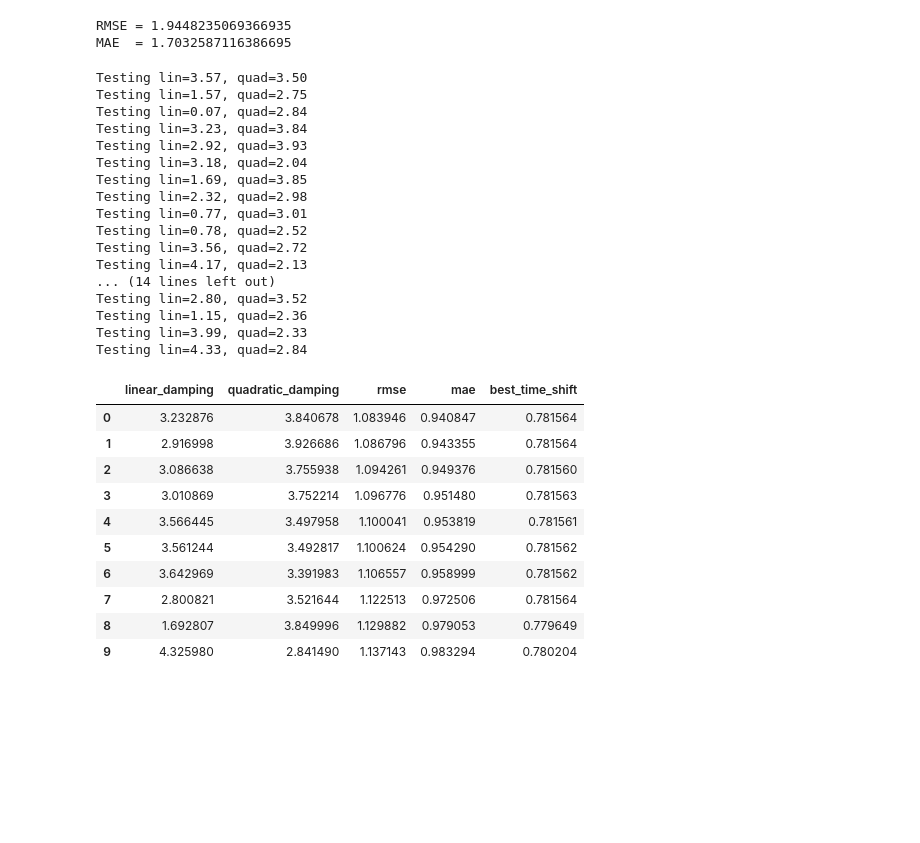
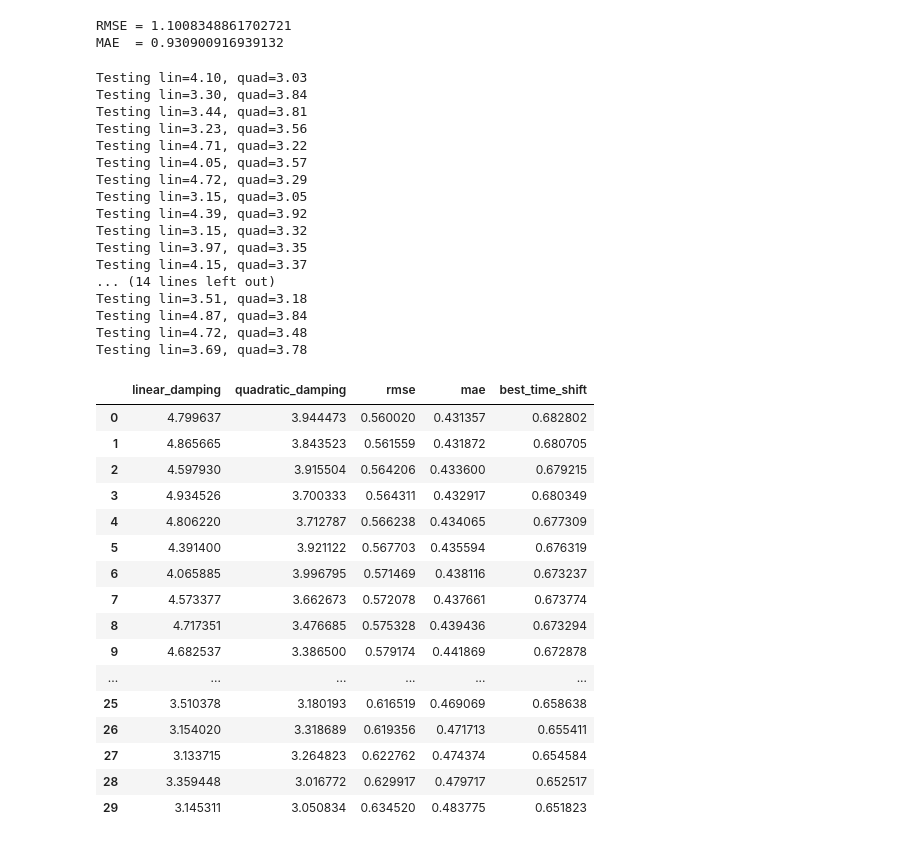
Before and after one commit to veravanspronsen/PHASE2_V2, a Jupyter notebook: OF x decay loop random.ipynb, the cells around one changed output. Saved outputs shown, nothing was run; the diff lists cells and outputs as text; code cells hidden in the pictures; blank space fills up the shorter version.

```diff
--- a/OF x decay loop random.ipynb
+++ b/OF x decay loop random.ipynb
@@ -9,8 +9,8 @@ from scipy.interpolate import interp1d
 from scipy.optimize import minimize
 from scipy.optimize import minimize_scalar
 # %%
-model_path = r"C:\Users\verav\Desktop\Studie\Afstuderen\PHASE2_ORCA\Decay_opzet_harlequin.dat"
-exp_path = r"C:\Users\verav\Desktop\Studie\Afstuderen\Decay_Data\01_Rawdata\02\002\34224_03CB_02_002_008_01_Decay1.h5m"
+model_path = r"C:\Users\verav\Desktop\Studie\Afstuderen\PHASE2_ORCA\Decay_opzet_harlequin_V3.dat"
+exp_path = r"C:\Users\verav\Desktop\Studie\Afstuderen\Decay_Data\01_Rawdata\02\002\34224_03CB_02_002_006_01_Decay1.h5m"
 
 lookback_window = 5.0      # seconden vóór decay-start waarin we de amplitude zoeken
 quiet_window_end = 12.0     # rustige periode eindigt 12 s vóór decay-start
@@ -227,8 +227,8 @@ result = run_decay_case(
 print("RMSE =", result["rmse"])
 print("MAE  =", result["mae"])
 # %% [output]
-RMSE = 1.9448235069366935
-MAE  = 1.7032587116386695
+RMSE = 1.1008348861702721
+MAE  = 0.930900916939132
 # %%
 def evaluate_case(c_lin, c_quad):
     result = run_decay_case(
@@ -275,39 +275,45 @@ def evaluate_random_samples(n_samples, lin_range, quad_range):
 # %%
 df_random = evaluate_random_samples(
     n_samples=30,
-    lin_range=(0, 5),
-    quad_range=(2, 4)
+    lin_range=(3, 5),
+    quad_range=(3, 4)
 )
 # %% [output]
-Testing lin=3.57, quad=3.50
-Testing lin=1.57, quad=2.75
-Testing lin=0.07, quad=2.84
-Testing lin=3.23, quad=3.84
-Testing lin=2.92, quad=3.93
-Testing lin=3.18, quad=2.04
-Testing lin=1.69, quad=3.85
-Testing lin=2.32, quad=2.98
-Testing lin=0.77, quad=3.01
-Testing lin=0.78, quad=2.52
-Testing lin=3.56, quad=2.72
-Testing lin=4.17, quad=2.13
+Testing lin=4.10, quad=3.03
+Testing lin=3.30, quad=3.84
+Testing lin=3.44, quad=3.81
+Testing lin=3.23, quad=3.56
+Testing lin=4.71, quad=3.22
+Testing lin=4.05, quad=3.57
+Testing lin=4.72, quad=3.29
+Testing lin=3.15, quad=3.05
+Testing lin=4.39, quad=3.92
+Testing lin=3.15, quad=3.32
+Testing lin=3.97, quad=3.35
+Testing lin=4.15, quad=3.37
 ... (14 lines left out)
-Testing lin=2.80, quad=3.52
-Testing lin=1.15, quad=2.36
-Testing lin=3.99, quad=2.33
-Testing lin=4.33, quad=2.84
+Testing lin=3.51, quad=3.18
+Testing lin=4.87, quad=3.84
+Testing lin=4.72, quad=3.48
+Testing lin=3.69, quad=3.78
 # %%
 df_random = df_random.sort_values("rmse").reset_index(drop=True)
-df_random.head(10)
+df_random
 # %% [output]
 |  | linear_damping | quadratic_damping | rmse | mae | best_time_shift |
-| 0 | 3.232876 | 3.840678 | 1.083946 | 0.940847 | 0.781564 |
-| 1 | 2.916998 | 3.926686 | 1.086796 | 0.943355 | 0.781564 |
-| 2 | 3.086638 | 3.755938 | 1.094261 | 0.949376 | 0.781560 |
-| 3 | 3.010869 | 3.752214 | 1.096776 | 0.951480 | 0.781563 |
-| 4 | 3.566445 | 3.497958 | 1.100041 | 0.953819 | 0.781561 |
-| 5 | 3.561244 | 3.492817 | 1.100624 | 0.954290 | 0.781562 |
-| 6 | 3.642969 | 3.391983 | 1.106557 | 0.958999 | 0.781562 |
-| 7 | 2.800821 | 3.521644 | 1.122513 | 0.972506 | 0.781564 |
-| 8 | 1.692807 | 3.849996 | 1.129882 | 0.979053 | 0.779649 |
-| 9 | 4.325980 | 2.841490 | 1.137143 | 0.983294 | 0.780204 |
+| 0 | 4.799637 | 3.944473 | 0.560020 | 0.431357 | 0.682802 |
+| 1 | 4.865665 | 3.843523 | 0.561559 | 0.431872 | 0.680705 |
+| 2 | 4.597930 | 3.915504 | 0.564206 | 0.433600 | 0.679215 |
+| 3 | 4.934526 | 3.700333 | 0.564311 | 0.432917 | 0.680349 |
+| 4 | 4.806220 | 3.712787 | 0.566238 | 0.434065 | 0.677309 |
+| 5 | 4.391400 | 3.921122 | 0.567703 | 0.435594 | 0.676319 |
+| 6 | 4.065885 | 3.996795 | 0.571469 | 0.438116 | 0.673237 |
+| 7 | 4.573377 | 3.662673 | 0.572078 | 0.437661 | 0.673774 |
+| 8 | 4.717351 | 3.476685 | 0.575328 | 0.439436 | 0.673294 |
+| 9 | 4.682537 | 3.386500 | 0.579174 | 0.441869 | 0.672878 |
+| ... | ... | ... | ... | ... | ... |
+| 25 | 3.510378 | 3.180193 | 0.616519 | 0.469069 | 0.658638 |
+| 26 | 3.154020 | 3.318689 | 0.619356 | 0.471713 | 0.655411 |
+| 27 | 3.133715 | 3.264823 | 0.622762 | 0.474374 | 0.654584 |
+| 28 | 3.359448 | 3.016772 | 0.629917 | 0.479717 | 0.652517 |
+| 29 | 3.145311 | 3.050834 | 0.634520 | 0.483775 | 0.651823 |
```
Also changed, not shown: parts of 2 cells of this notebook, 2 other files.
